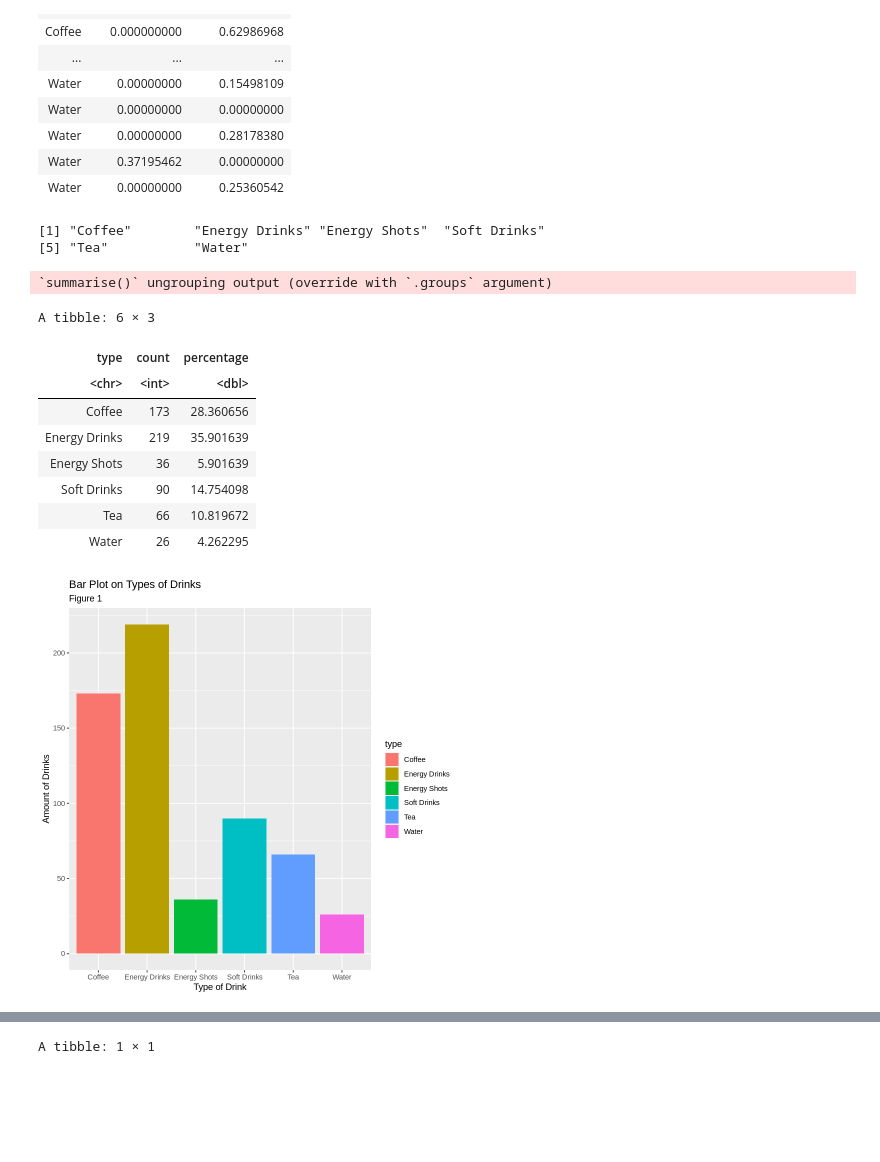
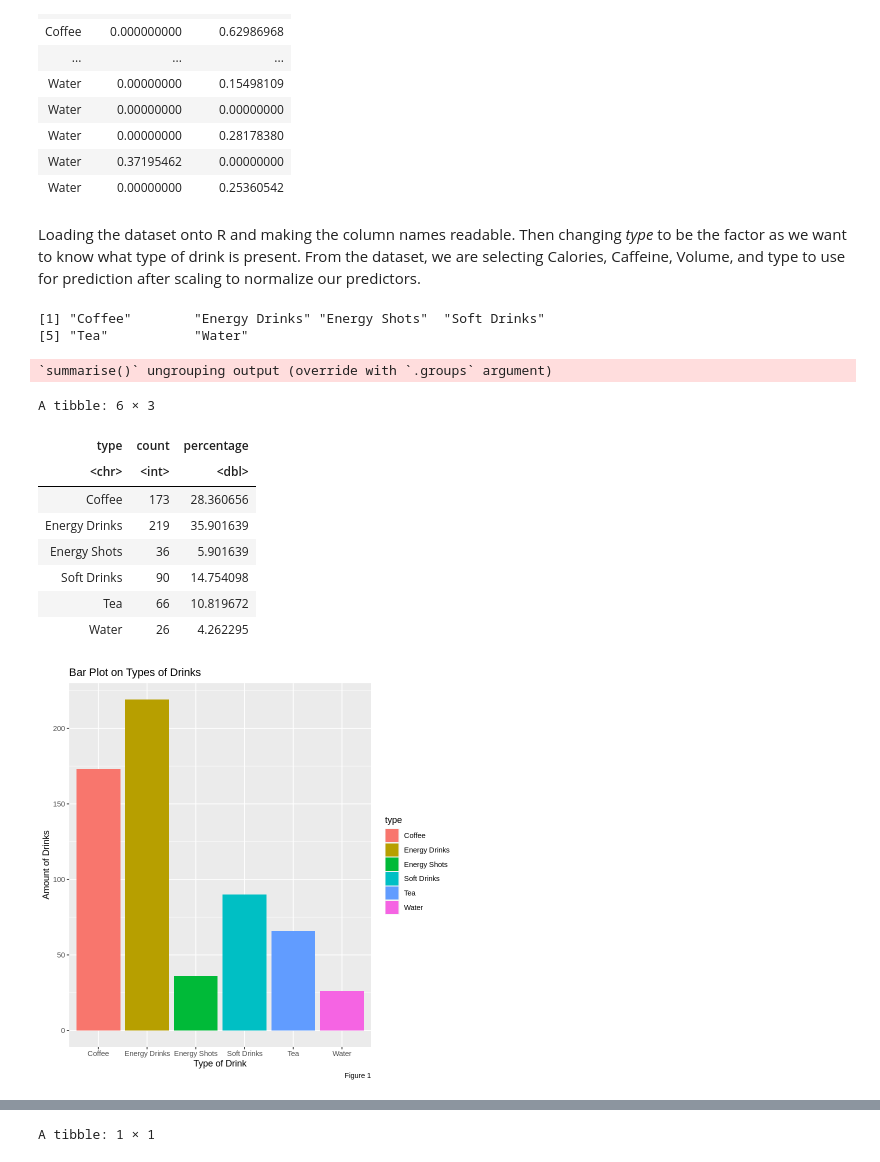
Before and after one commit to sejalvij/dsci-new-project, a Jupyter notebook: New project code.ipynb, the cells around one changed output, grey strips where cells are left out. Cells and saved outputs as stored; diff of their text form; code cells hidden in the pictures; blank space fills up the shorter version.

Commit message:
Small edits
Rearranged the plots, changed the figures into captions while cleaning up and relabelling parts of the plots recommended by the TA

```diff
--- a/New project code.ipynb
+++ b/New project code.ipynb
@@ -74,6 +55,8 @@ A tibble: 610 × 3
 | Water | 0.00000000 | 0.28178380 |
 | Water | 0.37195462 | 0.00000000 |
 | Water | 0.00000000 | 0.25360542 |
+# %% [markdown]
+Loading the dataset onto R and making the column names readable. Then changing _type_ to be the factor as we want to know what type of drink is present. From the dataset, we are selecting Calories, Caffeine, Volume, and type to use for prediction after scaling to normalize our predictors.
 # %%
 #returning each categroy in the column
 caffeine_pull = caffeine_selected %>%
@@ -81,32 +64,32 @@ caffeine_pull = caffeine_selected %>%
     levels()
 caffeine_pull
 
 #creates a chart that shows the variables with counts and percentages
 caffeine_obs = nrow(caffeine)
     caffeine %>%
     group_by(type) %>%
     summarize(
         count = n(),
         percentage = n() / caffeine_obs * 100 )
 
 #visualizing the summary of data
 caffeine_bar <- ggplot(caffeine,aes(type)) +
     geom_bar(aes(fill = type)) +
-    labs(x = "Type of Drink", y= "Amount of Drinks", subtitle = "Figure 1") +
+    labs(x = "Type of Drink", y= "Amount of Drinks", caption = "Figure 1") +
     ggtitle("Bar Plot on Types of Drinks")
 
 caffeine_bar
 # %% [output]
 [1] "Coffee"        "Energy Drinks" "Energy Shots"  "Soft Drinks"
 [5] "Tea"           "Water"
 `summarise()` ungrouping output (override with `.groups` argument)
 A tibble: 6 × 3
 | type | count | percentage |
 | <chr> | <int> | <dbl> |
 | Coffee | 173 | 28.360656 |
 | Energy Drinks | 219 | 35.901639 |
 | Energy Shots | 36 | 5.901639 |
 | Soft Drinks | 90 | 14.754098 |
 | Tea | 66 | 10.819672 |
 | Water | 26 | 4.262295 |
-[figure, old version]
+[figure, new version]
```
Also changed, not shown: parts of 14 cells of this notebook.
